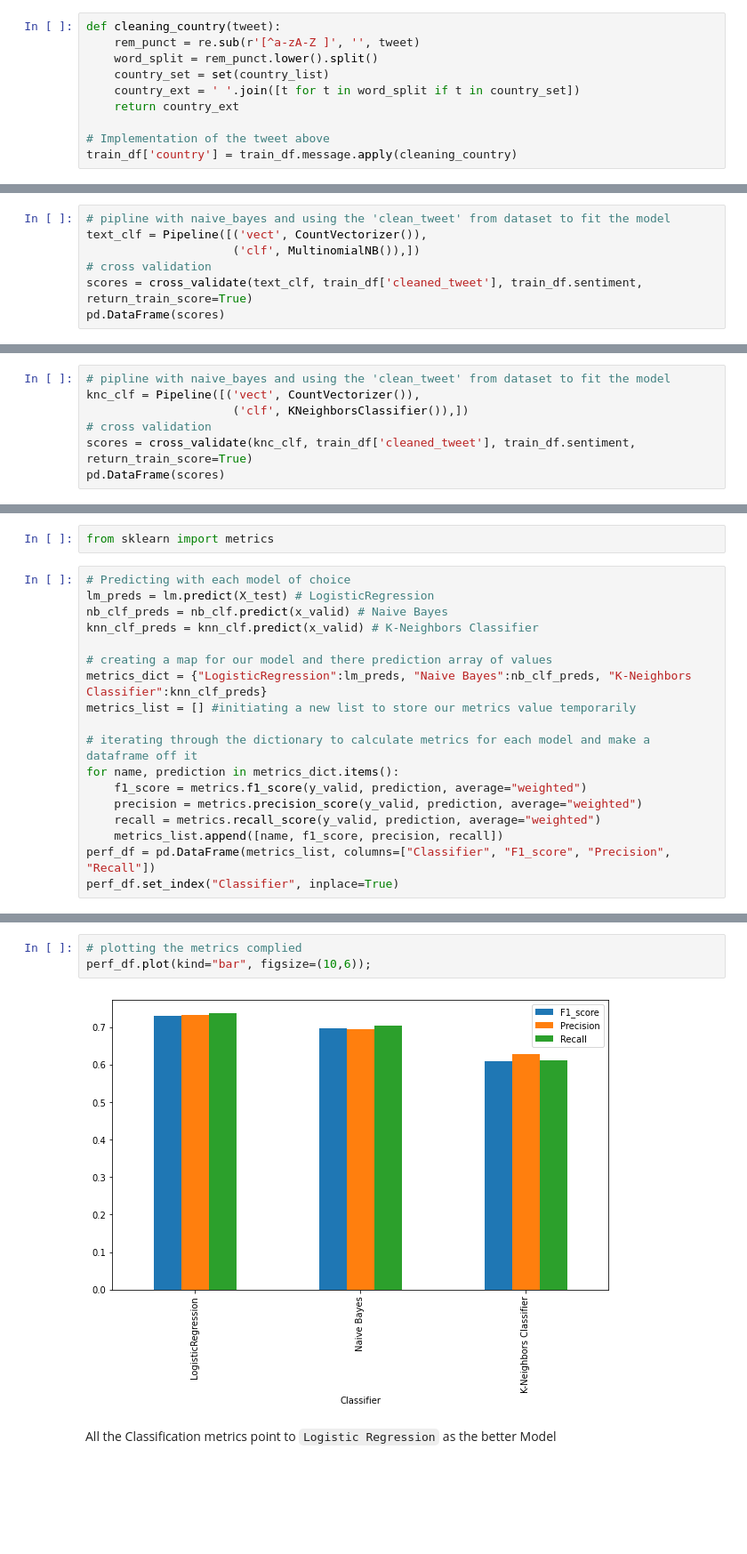
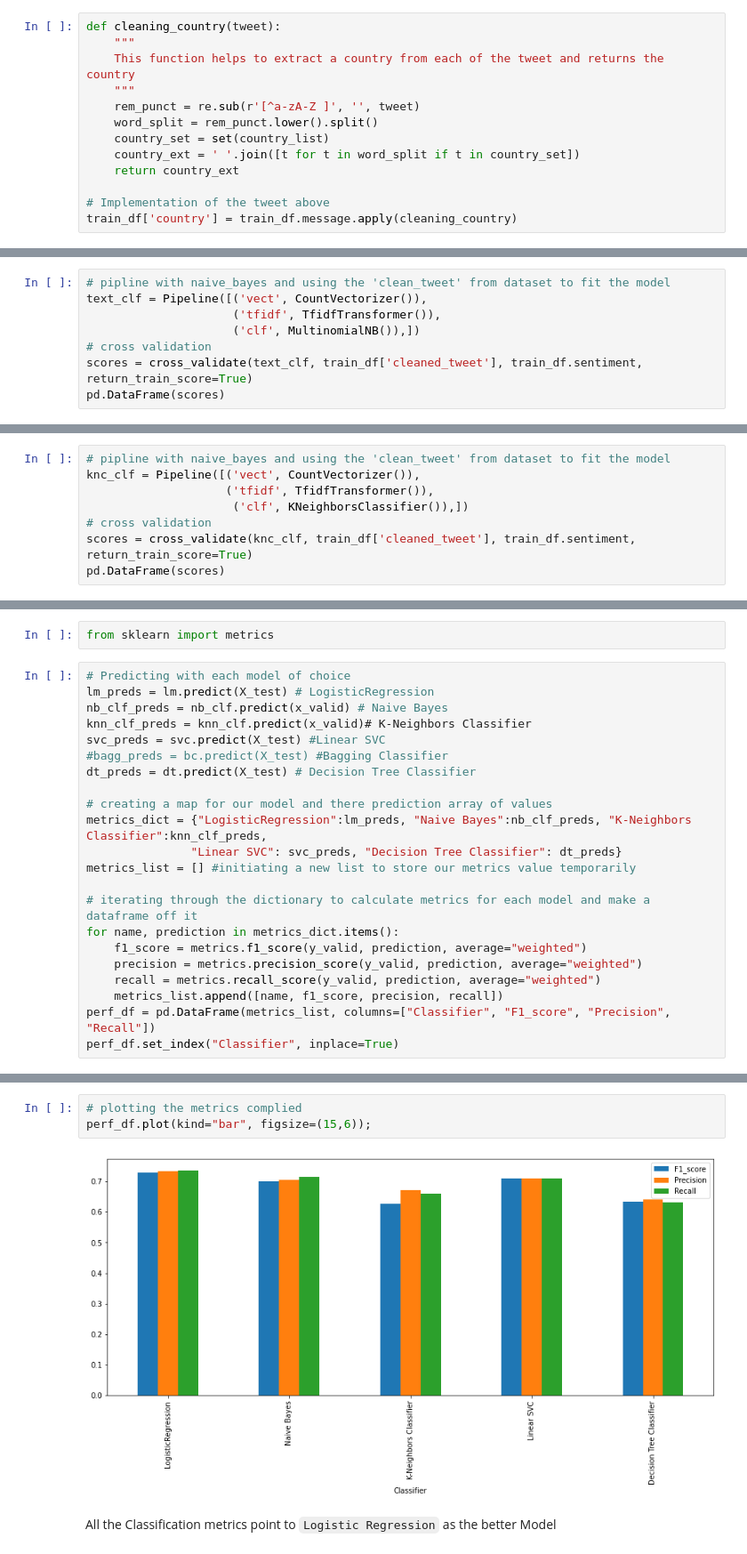
Before and after one commit to KenCBonyo/classification-predict-streamlit-template_notebook, a Jupyter notebook: predict_classification_data_processing.ipynb, the cells around one changed output, grey strips where cells are left out. Shown at 89% size. Drawn from its saved outputs; the diff is of its cells as text; blank space fills up the shorter version.

```diff
--- a/predict_classification_data_processing.ipynb
+++ b/predict_classification_data_processing.ipynb
@@ -316,6 +340,9 @@ for country in pycountry.countries:
 country_list = list(map(lambda x: x.lower(),country_list))
 # %%
 def cleaning_country(tweet):
+    """
+    This function helps to extract a country from each of the tweet and returns the country
+    """
     rem_punct = re.sub(r'[^a-zA-Z ]', '', tweet)
     word_split = rem_punct.lower().split()
     country_set = set(country_list)
@@ -703,6 +776,7 @@ spliting our `features` before vectorizing
 # %%
 # pipline with naive_bayes and using the 'clean_tweet' from dataset to fit the model
 text_clf = Pipeline([('vect', CountVectorizer()),
+                     ('tfidf', TfidfTransformer()),
                      ('clf', MultinomialNB()),])
 # cross validation
 scores = cross_validate(text_clf, train_df['cleaned_tweet'], train_df.sentiment, return_train_score=True)
@@ -769,6 +839,7 @@ Building a pipeline to be more concise
 # %%
 # pipline with naive_bayes and using the 'clean_tweet' from dataset to fit the model
 knc_clf = Pipeline([('vect', CountVectorizer()),
+                    ('tfidf', TfidfTransformer()),
                      ('clf', KNeighborsClassifier()),])
 # cross validation
 scores = cross_validate(knc_clf, train_df['cleaned_tweet'], train_df.sentiment, return_train_score=True)
@@ -832,10 +921,14 @@ from sklearn import metrics
 # Predicting with each model of choice
 lm_preds = lm.predict(X_test) # LogisticRegression
 nb_clf_preds = nb_clf.predict(x_valid) # Naive Bayes
-knn_clf_preds = knn_clf.predict(x_valid) # K-Neighbors Classifier
+knn_clf_preds = knn_clf.predict(x_valid)# K-Neighbors Classifier
+svc_preds = svc.predict(X_test) #Linear SVC
+#bagg_preds = bc.predict(X_test) #Bagging Classifier
+dt_preds = dt.predict(X_test) # Decision Tree Classifier
 
 # creating a map for our model and there prediction array of values
-metrics_dict = {"LogisticRegression":lm_preds, "Naive Bayes":nb_clf_preds, "K-Neighbors Classifier":knn_clf_preds}
+metrics_dict = {"LogisticRegression":lm_preds, "Naive Bayes":nb_clf_preds, "K-Neighbors Classifier":knn_clf_preds,
+               "Linear SVC": svc_preds, "Decision Tree Classifier": dt_preds}
 metrics_list = [] #initiating a new list to store our metrics value temporarily
 
 # iterating through the dictionary to calculate metrics for each model and make a dataframe off it
@@ -858,8 +953,8 @@ perf_df
 # %%
 # plotting the metrics complied
-perf_df.plot(kind="bar", figsize=(10,6));
+perf_df.plot(kind="bar", figsize=(15,6));
 # %% [output]
-[figure, old version]
+[figure, new version]
 # %% [markdown]
 All the Classification metrics point to `Logistic Regression` as the better Model
 # %% [markdown]
```
Also changed, not shown: parts of 67 cells of this notebook.
